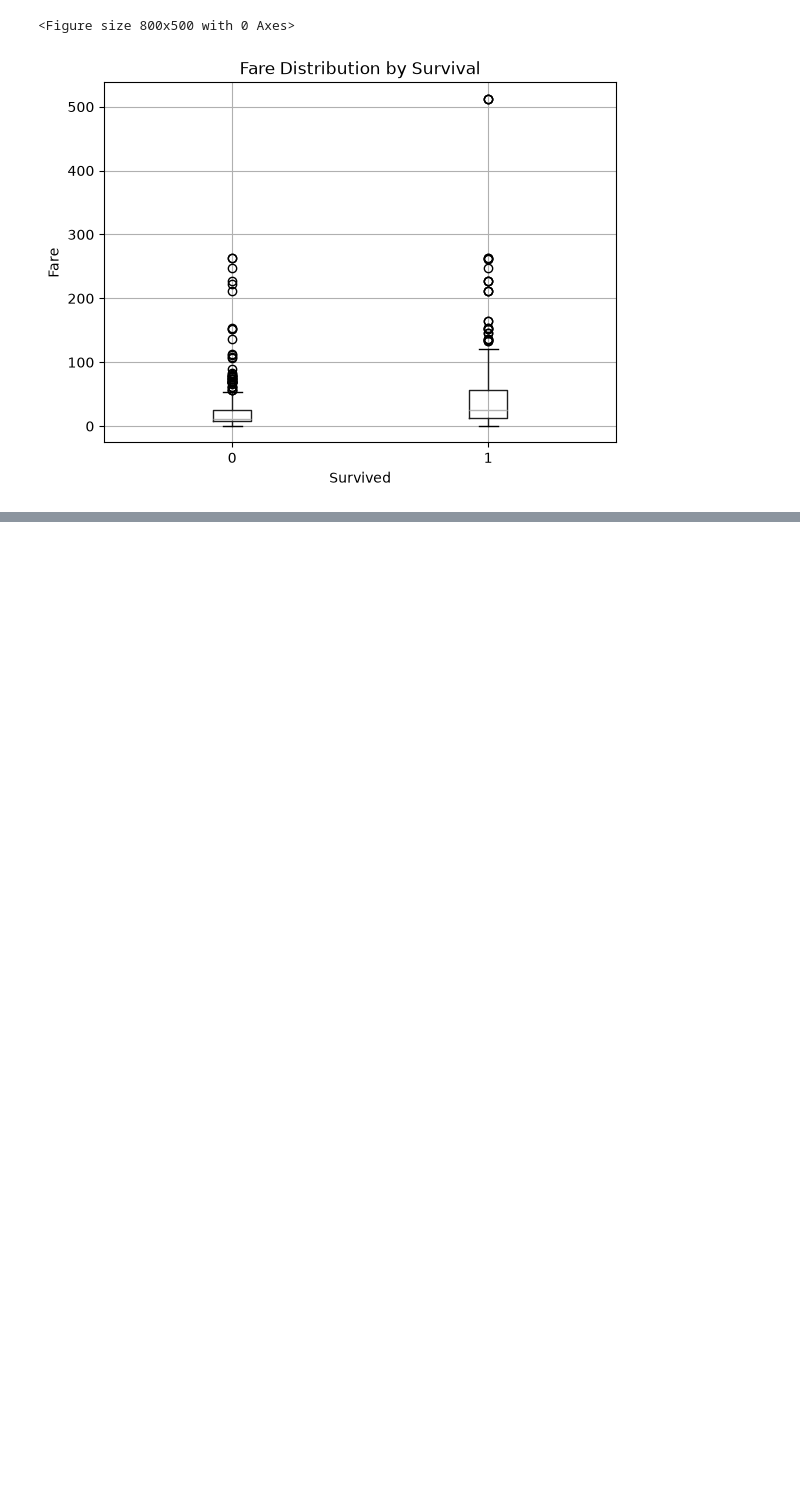
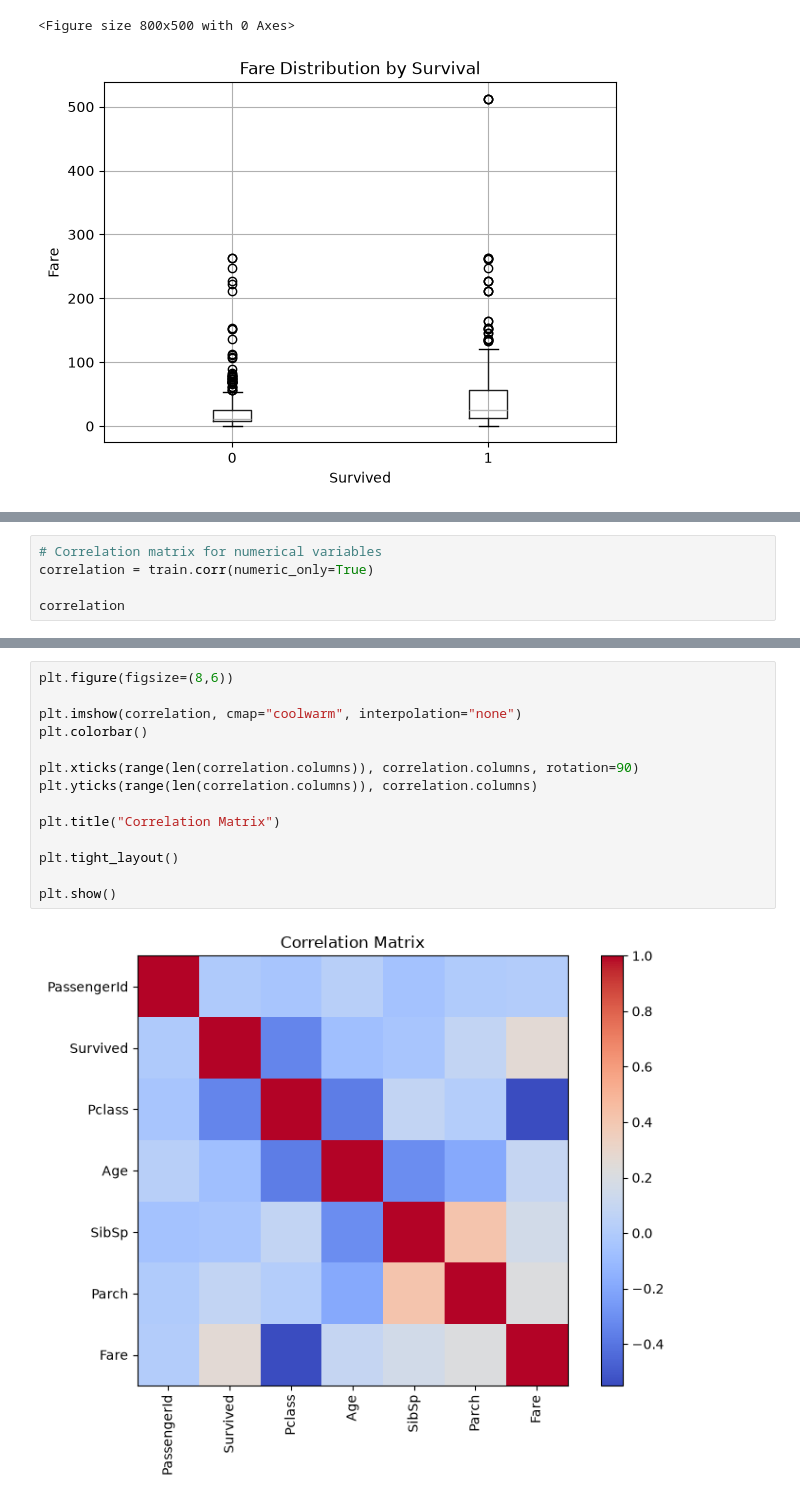
Before and after one commit to jenfanendatascience-ship-it/AI-Portfolio-2026, a Jupyter notebook: 07_Kaggle/Titanic/notebooks/Titanic_EDA.ipynb, the cells around one changed output, grey strips where cells are left out. Drawn from its saved outputs; the diff is of its cells as text; blank space fills up the shorter version.

```diff
--- a/07_Kaggle/Titanic/notebooks/Titanic_EDA.ipynb
+++ b/07_Kaggle/Titanic/notebooks/Titanic_EDA.ipynb
@@ -346,0 +427,5 @@ plt.show()
+# %%
+# Correlation matrix for numerical variables
+correlation = train.corr(numeric_only=True)
+
+correlation
@@ -346,0 +441,16 @@ plt.show()
+# %%
+plt.figure(figsize=(8,6))
+
+plt.imshow(correlation, cmap="coolwarm", interpolation="none")
+plt.colorbar()
+
+plt.xticks(range(len(correlation.columns)), correlation.columns, rotation=90)
+plt.yticks(range(len(correlation.columns)), correlation.columns)
+
+plt.title("Correlation Matrix")
+
+plt.tight_layout()
+
+plt.show()
+# %% [output]
+[figure, added]
```
Also changed, not shown: parts of 13 cells of this notebook.
